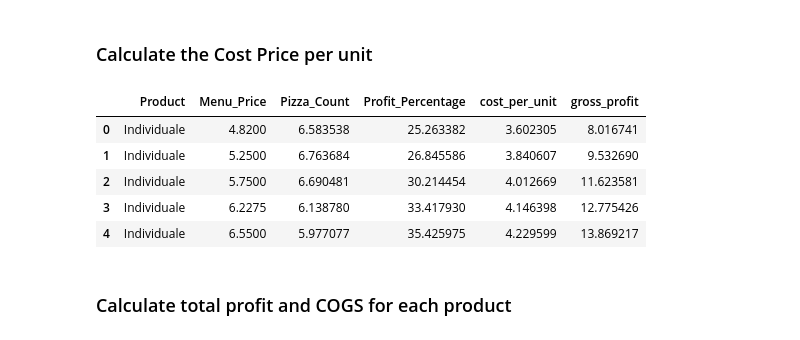
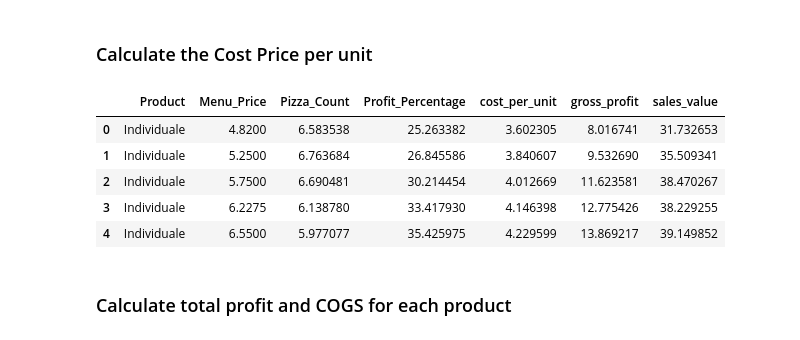
Before and after one commit to mkingopng/Dominos_senior_data_scientist, a Jupyter notebook: src/eda.ipynb, the cells around one changed output. Saved outputs shown, nothing was run; the diff lists cells and outputs as text; code cells hidden in the pictures.

```diff
--- a/src/eda.ipynb
+++ b/src/eda.ipynb
@@ -149,14 +149,15 @@ I have questions that require engineering additional features:
 # %%
 df['cost_per_unit'] = df['Menu_Price'] * (1 - df['Profit_Percentage'] / 100)
 df['gross_profit'] = (df['Menu_Price'] - df['cost_per_unit']) * df['Pizza_Count']
+df['sales_value'] = df['Menu_Price'] * df['Pizza_Count']
 df.head()
 # %% [output]
-|  | Product | Menu_Price | Pizza_Count | Profit_Percentage | cost_per_unit | gross_profit |
-| 0 | Individuale | 4.8200 | 6.583538 | 25.263382 | 3.602305 | 8.016741 |
-| 1 | Individuale | 5.2500 | 6.763684 | 26.845586 | 3.840607 | 9.532690 |
-| 2 | Individuale | 5.7500 | 6.690481 | 30.214454 | 4.012669 | 11.623581 |
-| 3 | Individuale | 6.2275 | 6.138780 | 33.417930 | 4.146398 | 12.775426 |
-| 4 | Individuale | 6.5500 | 5.977077 | 35.425975 | 4.229599 | 13.869217 |
+|  | Product | Menu_Price | Pizza_Count | Profit_Percentage | cost_per_unit | gross_profit | sales_value |
+| 0 | Individuale | 4.8200 | 6.583538 | 25.263382 | 3.602305 | 8.016741 | 31.732653 |
+| 1 | Individuale | 5.2500 | 6.763684 | 26.845586 | 3.840607 | 9.532690 | 35.509341 |
+| 2 | Individuale | 5.7500 | 6.690481 | 30.214454 | 4.012669 | 11.623581 | 38.470267 |
+| 3 | Individuale | 6.2275 | 6.138780 | 33.417930 | 4.146398 | 12.775426 | 38.229255 |
+| 4 | Individuale | 6.5500 | 5.977077 | 35.425975 | 4.229599 | 13.869217 | 39.149852 |
 # %% [markdown]
 ### Calculate total profit and COGS for each product
 # %%
```
Also changed, not shown: parts of 10 cells of this notebook, 15 other files.
